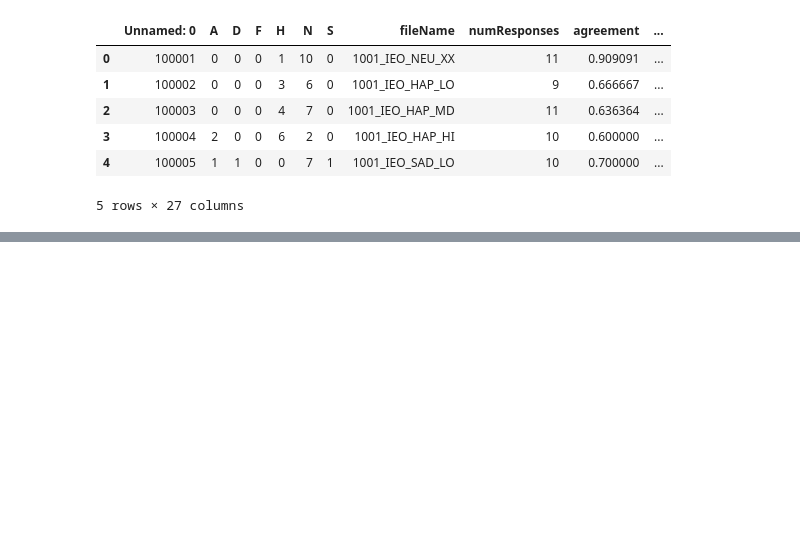
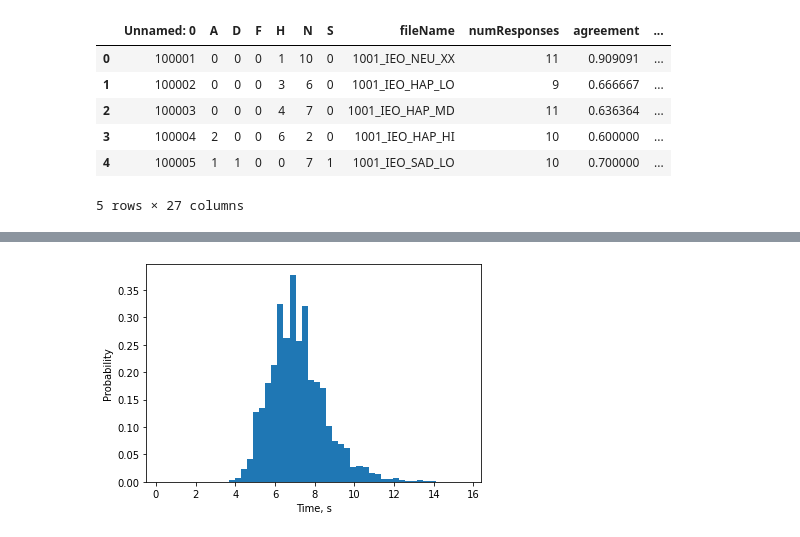
Before and after one commit to IlyaKodua/crema_jupyter, a Jupyter notebook: main.ipynb, the cells around one changed output, grey strips where cells are left out. Saved outputs shown, nothing was run; the diff lists cells and outputs as text; code cells hidden in the pictures; blank space fills up the shorter version.

```diff
--- a/main.ipynb
+++ b/main.ipynb
@@ -88,3 +128,14 @@ with open('data_pkl/data_mfcc.pkl', 'wb') as f:
+# %%
+with open(r"data_pkl/time.pkl", "rb") as input_file:
+    time = pickle.load(input_file)
+time = np.array(time)
+time[time == np.max(time)] = np.median(time)
+plt.hist(time, density=True, bins=50)  # density=False would make counts
+plt.ylabel('Вероятность')
+plt.xlabel('Время, с')
+plt.savefig("img_example/hist.png")
+# %% [output]
+[figure, added]
 # %%
 def convert_and_trim_bb(image, rect):
 	# extract the starting and ending (x, y)-coordinates of the
```
Also changed, not shown: parts of 28 cells of this notebook.
